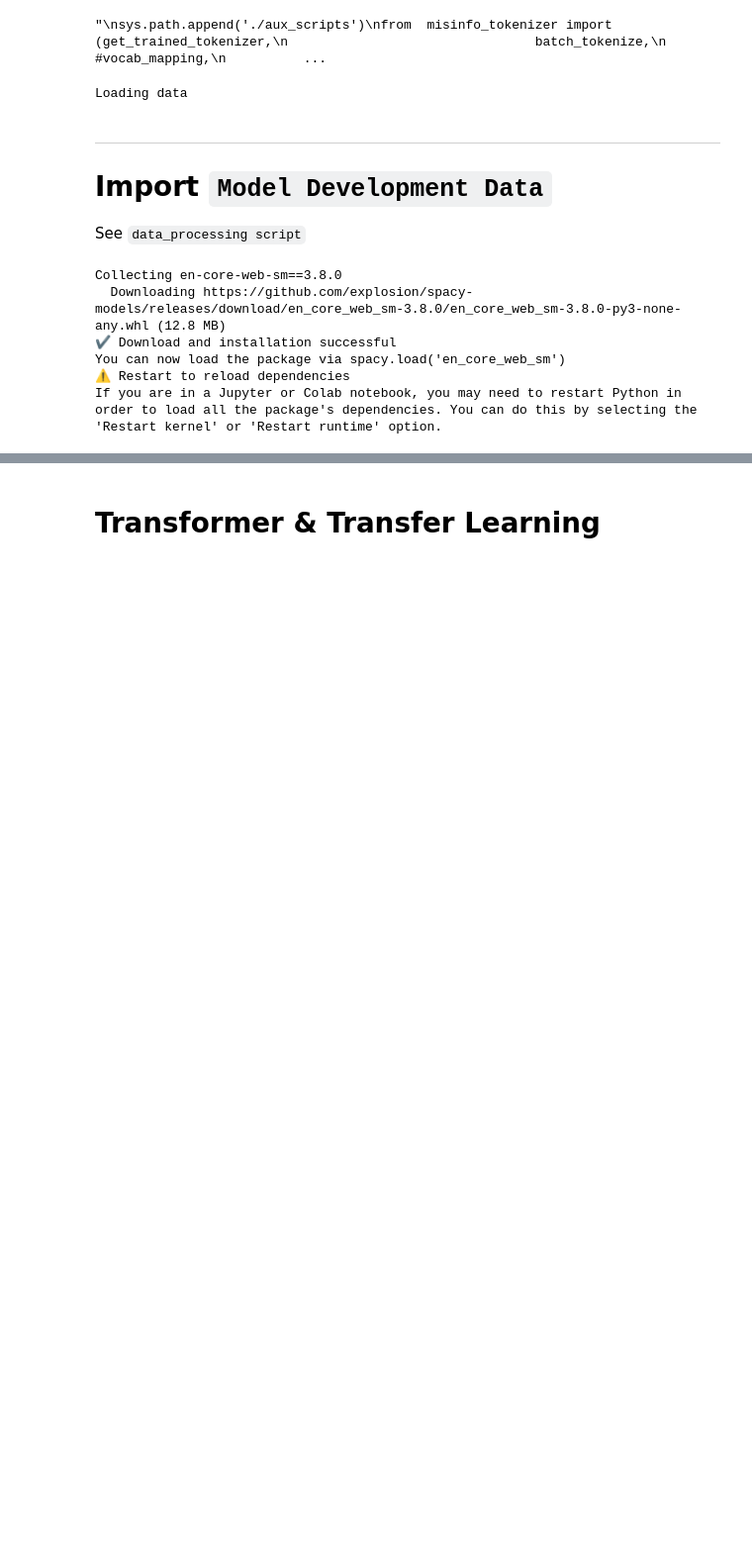
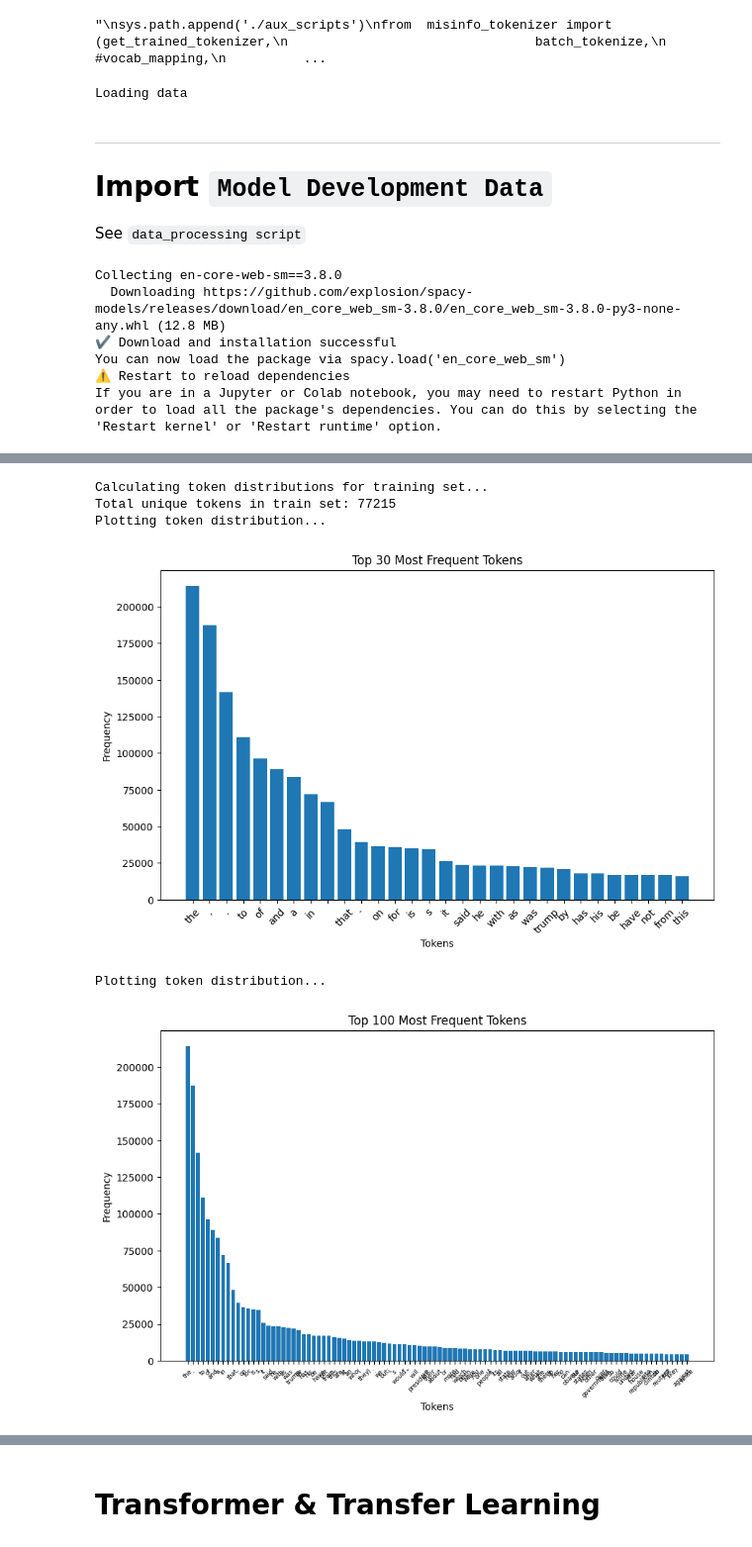
Before and after one commit to henrycgbaker/nlp_research_note, a Jupyter notebook: _2_model_dev.ipynb, the cells around one changed output, grey strips where cells are left out. Shown: that part at 99% size. Drawn from its saved outputs; the diff is of its cells as text; code cells hidden in the pictures; blank space fills up the shorter version.

```diff
--- a/_2_model_dev.ipynb
+++ b/_2_model_dev.ipynb
@@ -222,3 +234,43 @@ Test inputs tokenised: 1034
+# %%
+def get_token_distribution(tokenized_data):
+    """
+    Calculate the distribution of tokens from a list of tokenized sentences.
+    """
+    all_tokens = [token for tokens in tokenized_data for token in tokens]
+    token_counts = collections.Counter(all_tokens)
+    return token_counts
+
+def plot_token_distribution(token_counts, top_n=30, fontsize=10):
+    """
+    Plot the distribution of the top N most frequent tokens.
+    """
+    most_common = token_counts.most_common(top_n)
+    tokens, counts = zip(*most_common)
+
+    plt.figure(figsize=(10, 6))
+    plt.bar(tokens, counts)
+    plt.xlabel("Tokens")
+    plt.ylabel("Frequency")
+    plt.title(f"Top {top_n} Most Frequent Tokens")
+    plt.xticks(rotation=45, fontsize=fontsize)
+    plt.show()
+
+print("Calculating token distributions for training set...")
+train_token_counts = get_token_distribution(misinfo_train_tokenised)
+print(f"Total unique tokens in train set: {len(train_token_counts)}")
+
+print("Plotting token distribution...")
+plot_token_distribution(train_token_counts, top_n=30)
+
+print("Plotting token distribution...")
+plot_token_distribution(train_token_counts, top_n=100, fontsize=6)
+# %% [output]
+Calculating token distributions for training set...
+Total unique tokens in train set: 77215
+Plotting token distribution...
+[figure, added]
+Plotting token distribution...
+[figure, added]
 # %%
 # STEP 1: INPUT PIPELINE ================================================================
 
```
Also changed, not shown: parts of 21 cells of this notebook, 44 other files.
